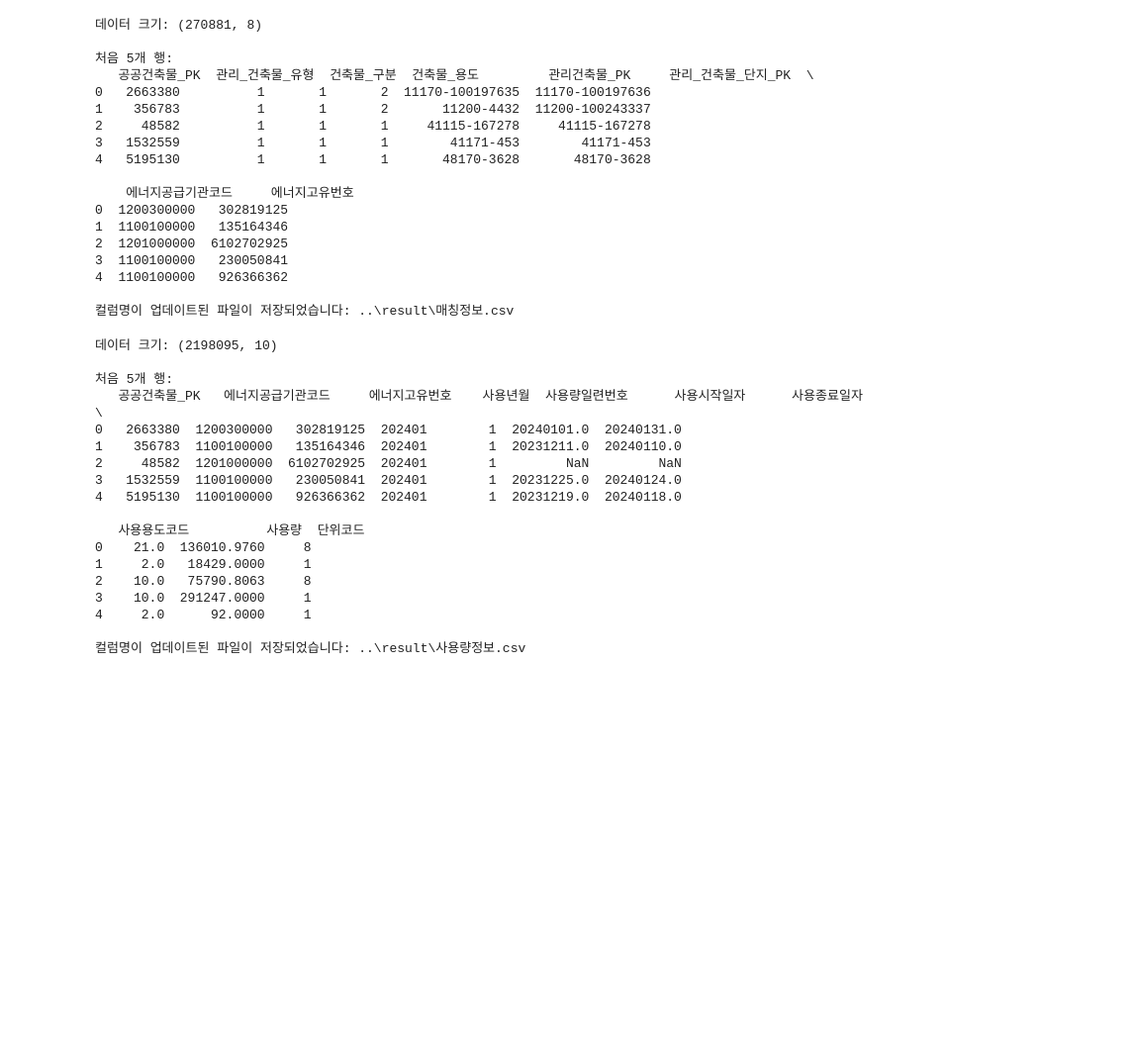
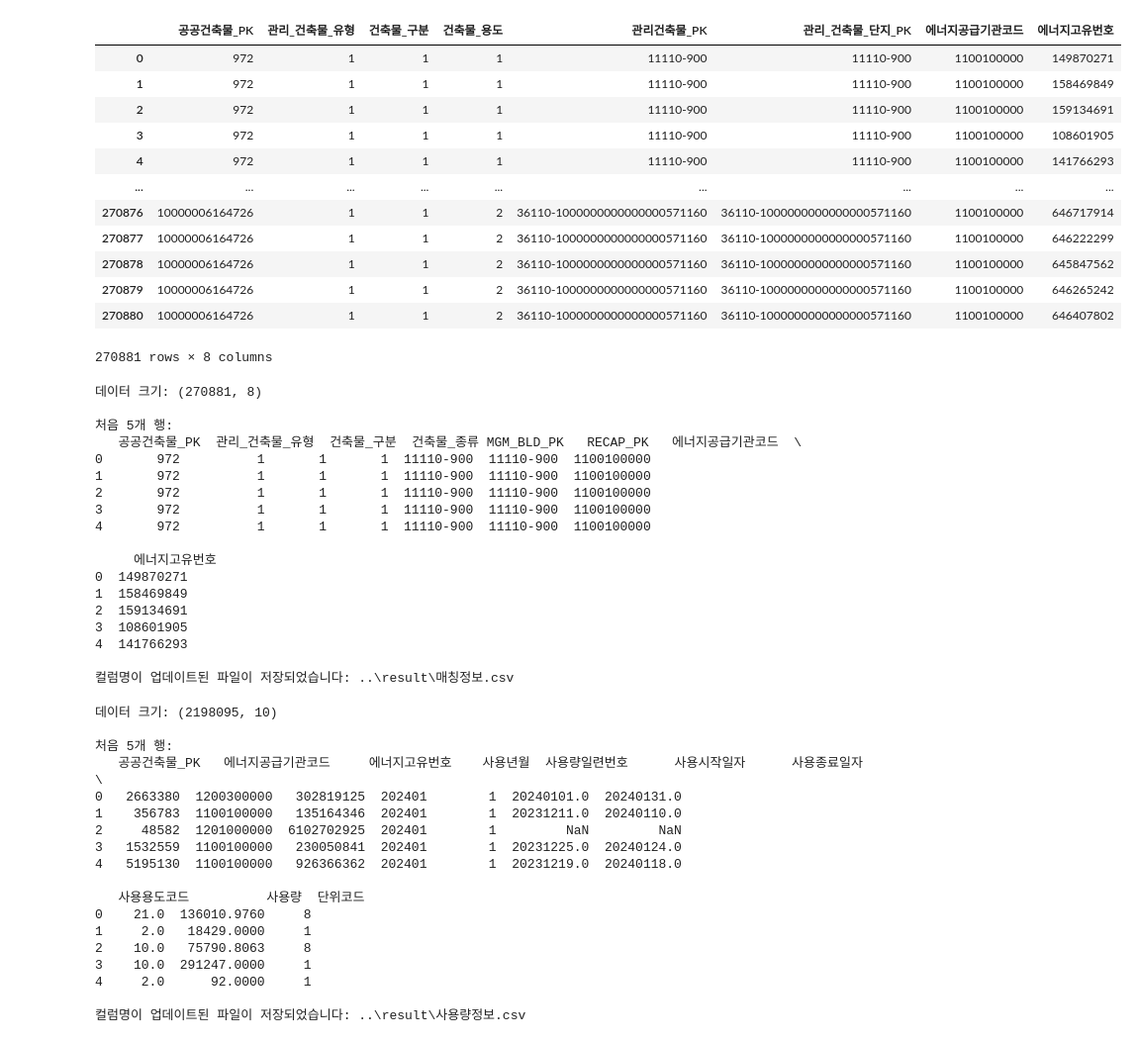
Before and after one commit to P-oong/REB_green-remodeling-project, a Jupyter notebook: 02_matching_Econsumption_meter/notebooks/2차매칭및사용량정보_처리.ipynb, the cells around one changed output. Shown at 99% size. Saved outputs shown, nothing was run; the diff lists cells and outputs as text; code cells hidden in the pictures; blank space fills up the shorter version.

```diff
--- a/02_matching_Econsumption_meter/notebooks/2차매칭및사용량정보_처리.ipynb
+++ b/02_matching_Econsumption_meter/notebooks/2차매칭및사용량정보_처리.ipynb
@@ -1,11 +1,26 @@
 # %%
 import pandas as pd
 
 
 matching_file = r"..\result\매칭정보.csv"
 
 # CSV 파일 읽기 (헤더 없이)
-df = pd.read_csv(matching_file, header=None)
+df = pd.read_csv(matching_file)
+df
+# %% [output]
+|  | 공공건축물_PK | 관리_건축물_유형 | 건축물_구분 | 건축물_용도 | 관리건축물_PK | 관리_건축물_단지_PK | 에너지공급기관코드 | 에너지고유번호 |
+| 0 | 972 | 1 | 1 | 1 | 11110-900 | 11110-900 | 1100100000 | 149870271 |
+| 1 | 972 | 1 | 1 | 1 | 11110-900 | 11110-900 | 1100100000 | 158469849 |
+| 2 | 972 | 1 | 1 | 1 | 11110-900 | 11110-900 | 1100100000 | 159134691 |
+| 3 | 972 | 1 | 1 | 1 | 11110-900 | 11110-900 | 1100100000 | 108601905 |
+| 4 | 972 | 1 | 1 | 1 | 11110-900 | 11110-900 | 1100100000 | 141766293 |
+| ... | ... | ... | ... | ... | ... | ... | ... | ... |
+| 270876 | 10000006164726 | 1 | 1 | 2 | 36110-1000000000000000571160 | 36110-1000000000000000571160 | 1100100000 | 646717914 |
+| 270877 | 10000006164726 | 1 | 1 | 2 | 36110-1000000000000000571160 | 36110-1000000000000000571160 | 1100100000 | 646222299 |
+| 270878 | 10000006164726 | 1 | 1 | 2 | 36110-1000000000000000571160 | 36110-1000000000000000571160 | 1100100000 | 645847562 |
+| 270879 | 10000006164726 | 1 | 1 | 2 | 36110-1000000000000000571160 | 36110-1000000000000000571160 | 1100100000 | 646265242 |
+| 270880 | 10000006164726 | 1 | 1 | 2 | 36110-1000000000000000571160 | 36110-1000000000000000571160 | 1100100000 | 646407802 |
+270881 rows × 8 columns
 # %%
 
 # 이미지에 나와있는 순서대로 컬럼명 부여
@@ -13,9 +28,9 @@ column_names = [
     '공공건축물_PK',
     '관리_건축물_유형',
     '건축물_구분',
-    '건축물_용도',
-    '관리건축물_PK',
-    '관리_건축물_단지_PK',
+    '건축물_종류',
+    'MGM_BLD_PK',
+    'RECAP_PK',
     '에너지공급기관코드',
     '에너지고유번호'
 ]
@@ -35,19 +50,19 @@ print(f"\n컬럼명이 업데이트된 파일이 저장되었습니다: {matchin
 데이터 크기: (270881, 8)
 
 처음 5개 행:
-   공공건축물_PK  관리_건축물_유형  건축물_구분  건축물_용도         관리건축물_PK     관리_건축물_단지_PK  \
-0   2663380          1       1       2  11170-100197635  11170-100197636
-1    356783          1       1       2       11200-4432  11200-100243337
-2     48582          1       1       1     41115-167278     41115-167278
-3   1532559          1       1       1        41171-453        41171-453
-4   5195130          1       1       1       48170-3628       48170-3628
+   공공건축물_PK  관리_건축물_유형  건축물_구분  건축물_종류 MGM_BLD_PK   RECAP_PK   에너지공급기관코드  \
+0       972          1       1       1  11110-900  11110-900  1100100000
+1       972          1       1       1  11110-900  11110-900  1100100000
+2       972          1       1       1  11110-900  11110-900  1100100000
+3       972          1       1       1  11110-900  11110-900  1100100000
+4       972          1       1       1  11110-900  11110-900  1100100000
 
-    에너지공급기관코드     에너지고유번호
-0  1200300000   302819125
-1  1100100000   135164346
-2  1201000000  6102702925
-3  1100100000   230050841
-4  1100100000   926366362
+     에너지고유번호
+0  149870271
+1  158469849
+2  159134691
+3  108601905
+4  141766293
 
 컬럼명이 업데이트된 파일이 저장되었습니다: ..\result\매칭정보.csv
 # %%
```
Also changed, not shown: 1 other file.
